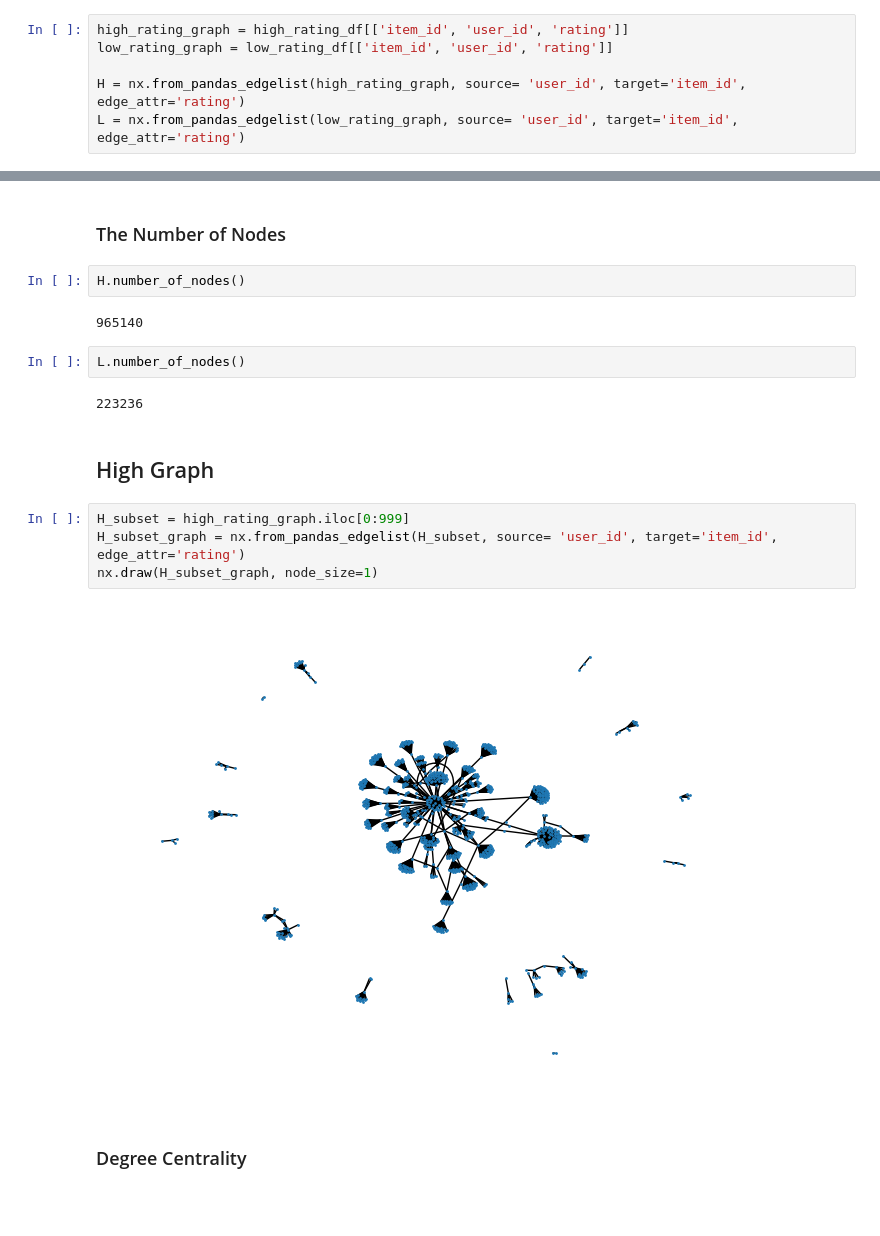
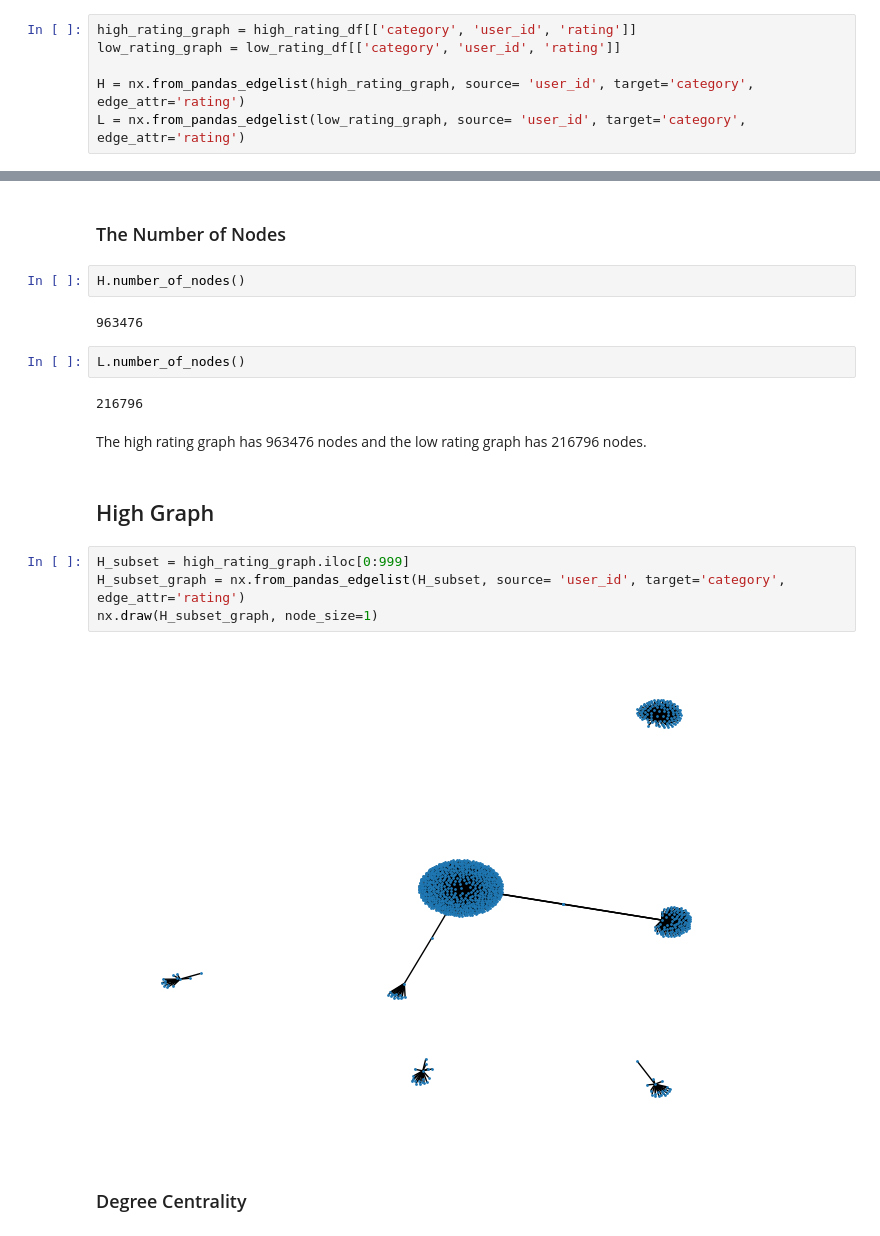
Before and after one commit to moiyajosephs/Data620, a Jupyter notebook: Project1/Project_1_Moiya_Josephs.ipynb, the cells around one changed output, grey strips where cells are left out. Cells and saved outputs as stored; diff of their text form; blank space fills up the shorter version.

```diff
--- a/Project1/Project_1_Moiya_Josephs.ipynb
+++ b/Project1/Project_1_Moiya_Josephs.ipynb
@@ -134,11 +134,11 @@ low_rating_df = df[df['rating'] < 3]
 # %% [markdown]
 My hypotheses is that there is a statistical difference between the degree centrality in the high rating dataset than the low rating dataset.
 # %%
-high_rating_graph = high_rating_df[['item_id', 'user_id', 'rating']]
-low_rating_graph = low_rating_df[['item_id', 'user_id', 'rating']]
+high_rating_graph = high_rating_df[['category', 'user_id', 'rating']]
+low_rating_graph = low_rating_df[['category', 'user_id', 'rating']]
 
-H = nx.from_pandas_edgelist(high_rating_graph, source= 'user_id', target='item_id', edge_attr='rating')
-L = nx.from_pandas_edgelist(low_rating_graph, source= 'user_id', target='item_id', edge_attr='rating')
+H = nx.from_pandas_edgelist(high_rating_graph, source= 'user_id', target='category', edge_attr='rating')
+L = nx.from_pandas_edgelist(low_rating_graph, source= 'user_id', target='category', edge_attr='rating')
 # %% [markdown]
 ### The Number of Edges
 # %%
@@ -154,19 +156,21 @@ L.number_of_edges()
 # %%
 H.number_of_nodes()
 # %% [output]
-965140
+963476
 # %%
 L.number_of_nodes()
 # %% [output]
-223236
+216796
+# %% [markdown]
+The high rating graph has 963476 nodes and the low rating graph has 216796 nodes.
 # %% [markdown]
 ## High Graph
 # %%
 H_subset = high_rating_graph.iloc[0:999]
-H_subset_graph = nx.from_pandas_edgelist(H_subset, source= 'user_id', target='item_id', edge_attr='rating')
+H_subset_graph = nx.from_pandas_edgelist(H_subset, source= 'user_id', target='category', edge_attr='rating')
 nx.draw(H_subset_graph, node_size=1)
 # %% [output]
-[figure, old version]
+[figure, new version]
 # %% [markdown]
 ### Degree Centrality
 # %%
```
Also changed, not shown: parts of 38 cells of this notebook.
